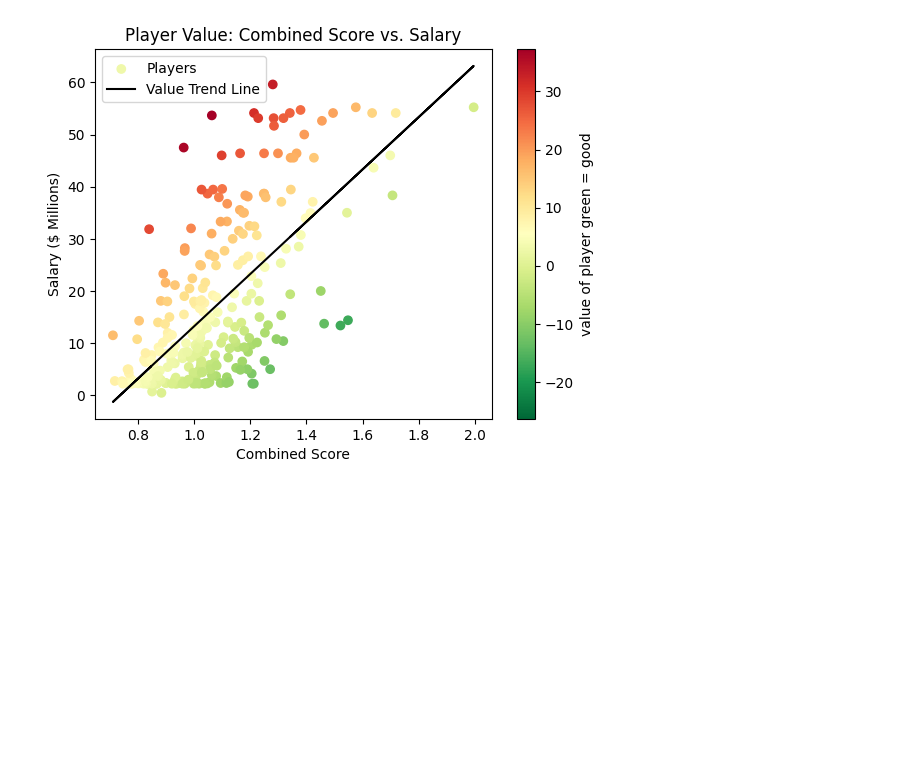
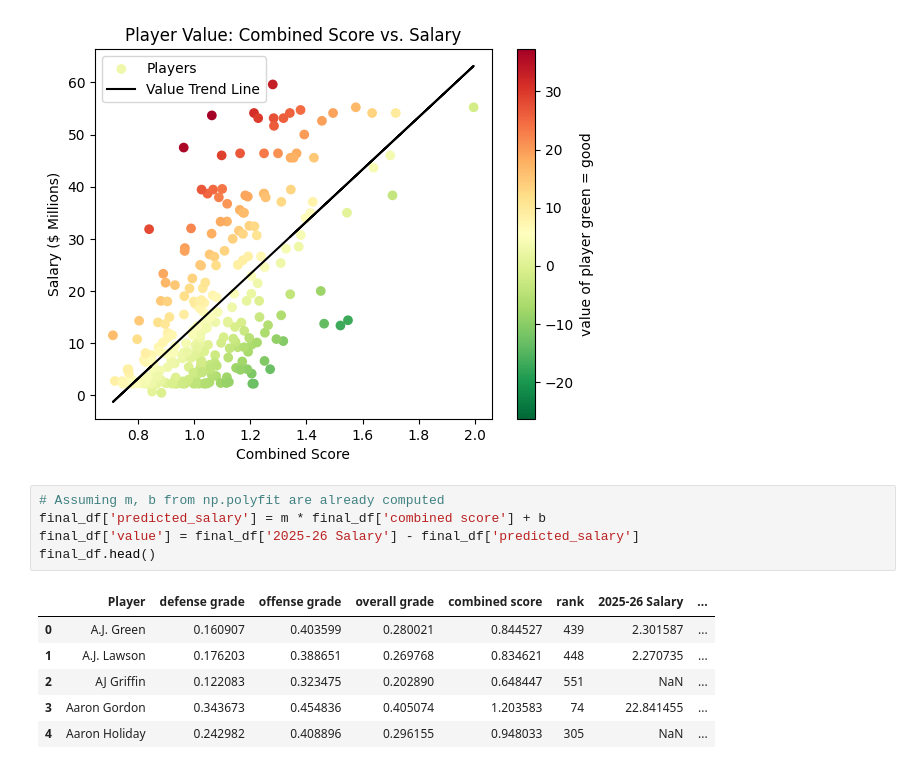
Before and after one commit to GeordieJones/Extra_Practice, a Jupyter notebook: basketball_data_filtering/data_filter.ipynb, the cells around one changed output. Cells and saved outputs as stored; diff of their text form; blank space fills up the shorter version.

```diff
--- a/basketball_data_filtering/data_filter.ipynb
+++ b/basketball_data_filtering/data_filter.ipynb
@@ -241,3 +241,15 @@ cbar.set_label('value of player green = good')
 plt.show()
 # %% [output]
 [figure]
+# %%
+# Assuming m, b from np.polyfit are already computed
+final_df['predicted_salary'] = m * final_df['combined score'] + b
+final_df['value'] = final_df['2025-26 Salary'] - final_df['predicted_salary']
+final_df.head()
+# %% [output]
+|  | Player | defense grade | offense grade | overall grade | combined score | rank | 2025-26 Salary | ... |
+| 0 | A.J. Green | 0.160907 | 0.403599 | 0.280021 | 0.844527 | 439 | 2.301587 | ... |
+| 1 | A.J. Lawson | 0.176203 | 0.388651 | 0.269768 | 0.834621 | 448 | 2.270735 | ... |
+| 2 | AJ Griffin | 0.122083 | 0.323475 | 0.202890 | 0.648447 | 551 | NaN | ... |
+| 3 | Aaron Gordon | 0.343673 | 0.454836 | 0.405074 | 1.203583 | 74 | 22.841455 | ... |
+| 4 | Aaron Holiday | 0.242982 | 0.408896 | 0.296155 | 0.948033 | 305 | NaN | ... |
```
Also changed, not shown: parts of 1 cell of this notebook.
